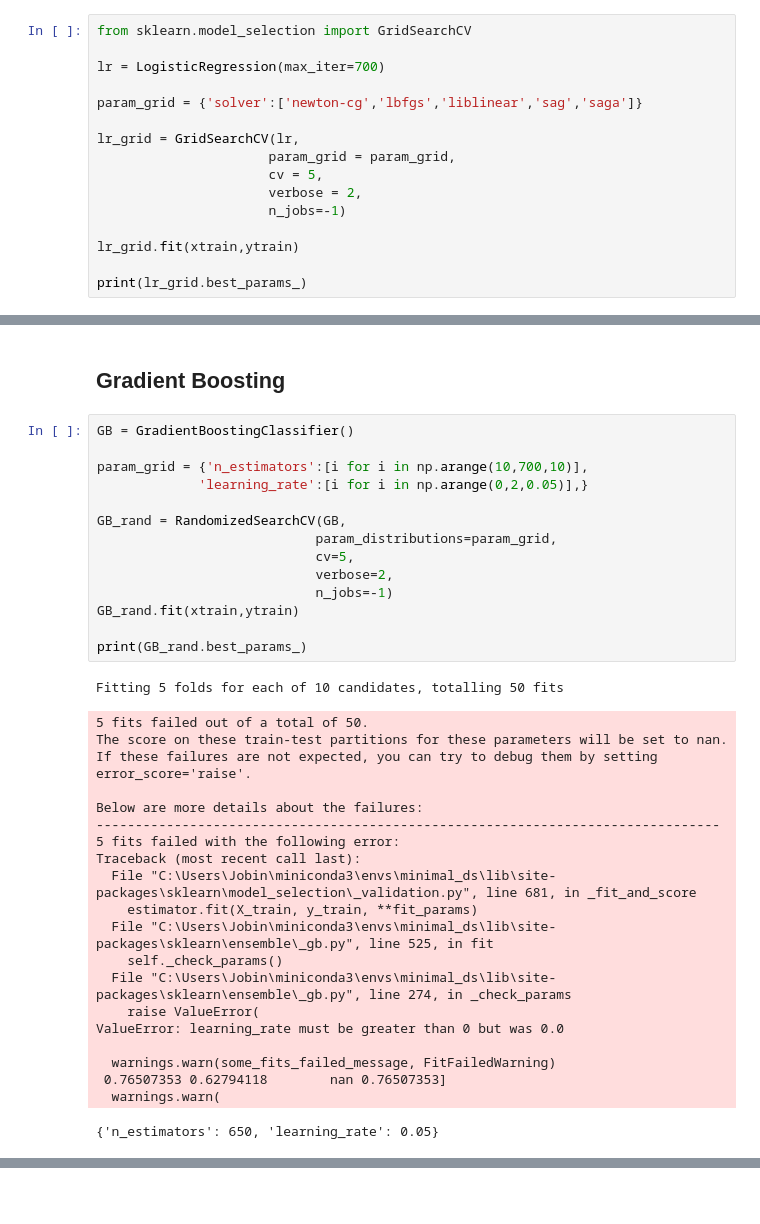
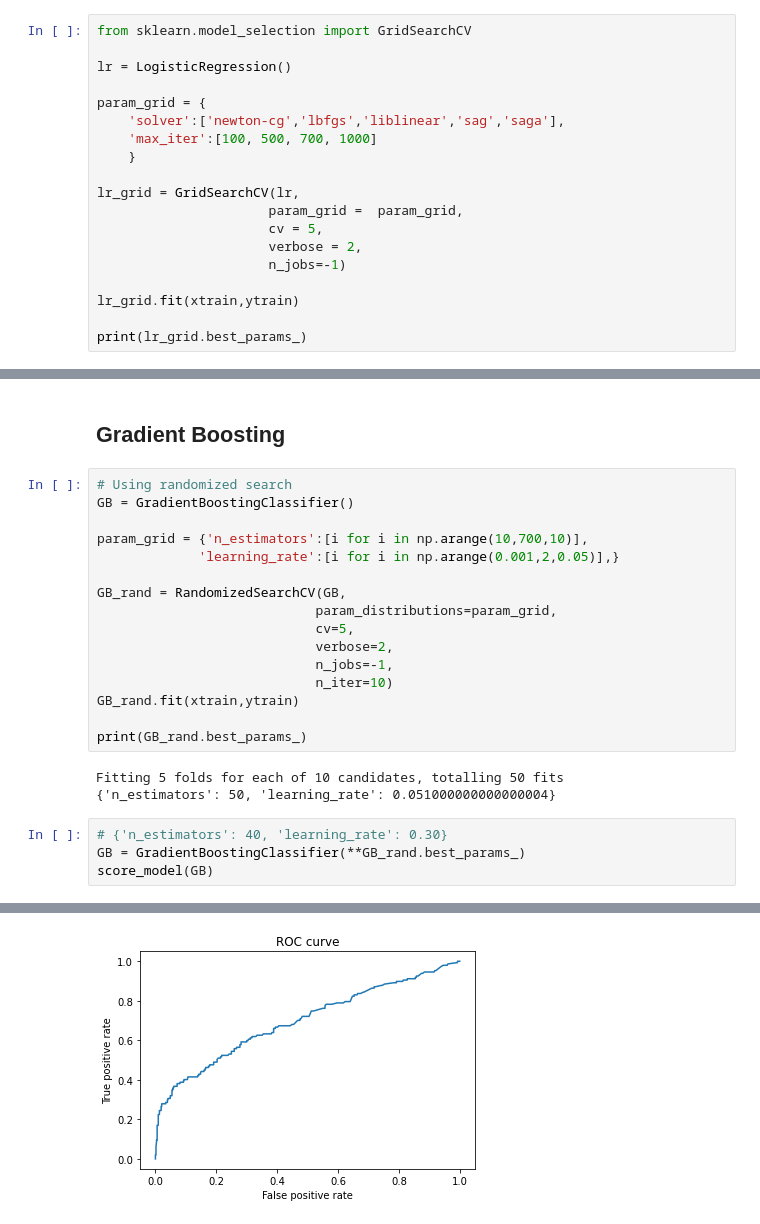
Before and after one commit to Jobin-Nelson/Student_attrition, a Jupyter notebook: src/Student_attrition.ipynb, the cells around one changed output, grey strips where cells are left out. Cells and saved outputs as stored; diff of their text form; blank space fills up the shorter version.

```diff
--- a/src/Student_attrition.ipynb
+++ b/src/Student_attrition.ipynb
@@ -1583,12 +1633,15 @@ ROC AUC score:  0.7050069558780361
 # %%
 from sklearn.model_selection import GridSearchCV
 
-lr = LogisticRegression(max_iter=700)
+lr = LogisticRegression()
 
-param_grid = {'solver':['newton-cg','lbfgs','liblinear','sag','saga']}
+param_grid = {
+    'solver':['newton-cg','lbfgs','liblinear','sag','saga'],
+    'max_iter':[100, 500, 700, 1000]
+    }
 
 lr_grid = GridSearchCV(lr,
-                      param_grid = param_grid,
+                      param_grid =  param_grid,
                       cv = 5,
                       verbose = 2,
                       n_jobs=-1)
@@ -1626,38 +1693,26 @@ ROC AUC score:  0.7088550241860347
 # %% [markdown]
 ## Gradient Boosting
 # %%
+# Using randomized search
 GB = GradientBoostingClassifier()
 
 param_grid = {'n_estimators':[i for i in np.arange(10,700,10)],
-             'learning_rate':[i for i in np.arange(0,2,0.05)],}
+             'learning_rate':[i for i in np.arange(0.001,2,0.05)],}
 
 GB_rand = RandomizedSearchCV(GB,
                             param_distributions=param_grid,
                             cv=5,
                             verbose=2,
-                            n_jobs=-1)
+                            n_jobs=-1,
+                            n_iter=10)
 GB_rand.fit(xtrain,ytrain)
 
 print(GB_rand.best_params_)
 # %% [output]
 Fitting 5 folds for each of 10 candidates, totalling 50 fits
+{'n_estimators': 50, 'learning_rate': 0.051000000000000004}
-5 fits failed out of a total of 50.
-The score on these train-test partitions for these parameters will be set to nan.
-If these failures are not expected, you can try to debug them by setting error_score='raise'.
-
-Below are more details about the failures:
---------------------------------------------------------------------------------
-5 fits failed with the following error:
-Traceback (most recent call last):
-  File "C:\Users\Jobin\miniconda3\envs\minimal_ds\lib\site-packages\sklearn\model_selection\_validation.py", line 681, in _fit_and_score
-    estimator.fit(X_train, y_train, **fit_params)
-  File "C:\Users\Jobin\miniconda3\envs\minimal_ds\lib\site-packages\sklearn\ensemble\_gb.py", line 525, in fit
-    self._check_params()
-  File "C:\Users\Jobin\miniconda3\envs\minimal_ds\lib\site-packages\sklearn\ensemble\_gb.py", line 274, in _check_params
-    raise ValueError(
-ValueError: learning_rate must be greater than 0 but was 0.0
-
-  warnings.warn(some_fits_failed_message, FitFailedWarning)
- 0.76507353 0.62794118        nan 0.76507353]
-  warnings.warn(
-{'n_estimators': 650, 'learning_rate': 0.05}
+# %%
+# {'n_estimators': 40, 'learning_rate': 0.30}
+GB = GradientBoostingClassifier(**GB_rand.best_params_)
+score_model(GB)
+# %% [output]
@@ -1664 +1736,2 @@ ValueError: learning_rate must be greater than 0 but was 0.0
+[figure, added]
 # %%
```
Also changed, not shown: parts of 26 cells of this notebook, 6 other files.
